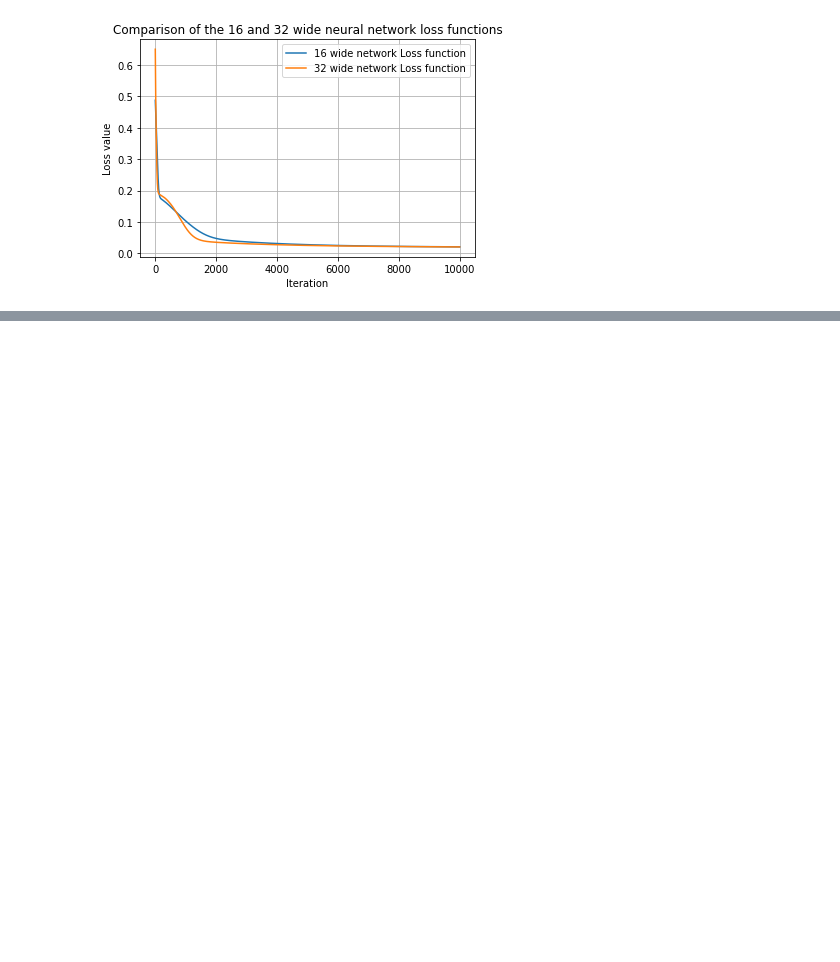
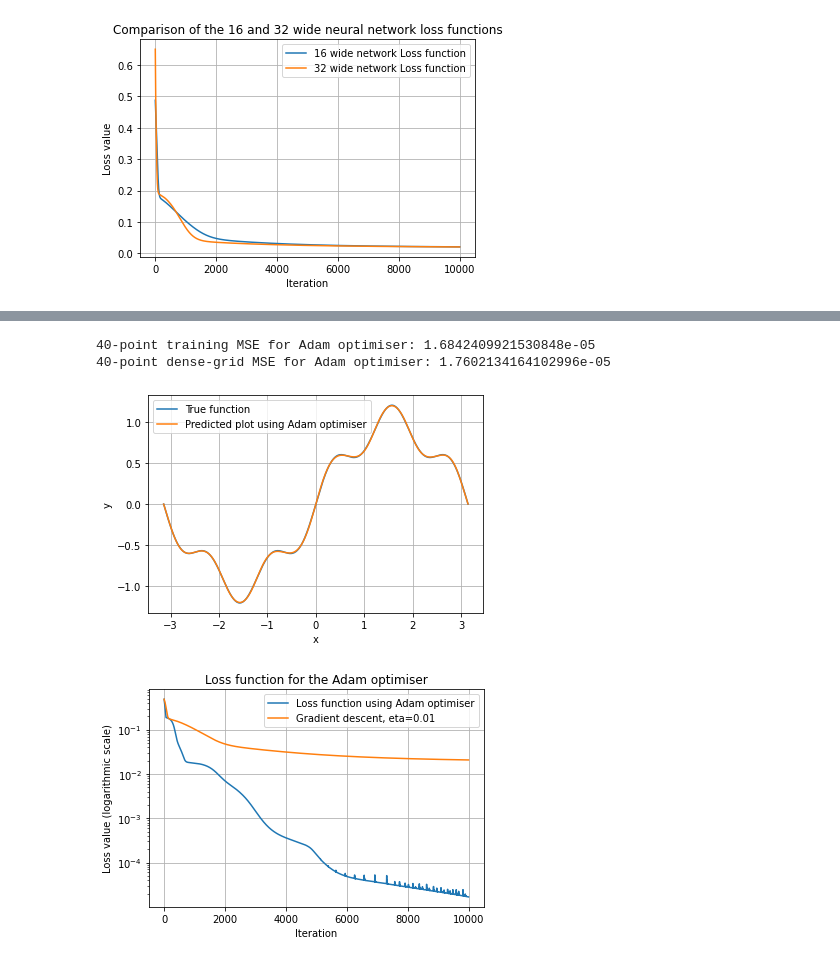
Before and after one commit to nozsurfs/Deep-Learning-Learning, a Jupyter notebook: projects/02_function_approximation_project.ipynb, the cells around one changed output, grey strips where cells are left out. Drawn from its saved outputs; the diff is of its cells as text; code cells hidden in the pictures; blank space fills up the shorter version.

Commit message:
Add files via upload
Created a model that uses an Adam optimiser and one that additionally encodes the periodicity through a periodic input.

```diff
--- a/projects/02_function_approximation_project.ipynb
+++ b/projects/02_function_approximation_project.ipynb
@@ -715,0 +759,40 @@ With a constant learning rate, $\eta_k=\eta, \forall k$, we hypothesise that the
+# %%
+params_adam, losses_adam = train_model_adam(X40, Y40)
+
+with torch.no_grad():
+    train_pred_adam = forward_pass(*params_adam, X40)
+    grid_pred_adam = forward_pass(*params_adam, Xeval)
+
+    train_mse_adam = ((train_pred_adam - Y40)**2).mean().item()
+    grid_mse_adam = ((grid_pred_adam - Yeval)**2).mean().item()
+
+print("40-point training MSE for Adam optimiser:", train_mse_adam)
+print("40-point dense-grid MSE for Adam optimiser:", grid_mse_adam)
+
+# Plots of the Adam optimiser
+
+plt.figure(1)
+plt.plot(x_smooth, y_smooth, label="True function")
+plt.plot(x_smooth, grid_pred_adam[0].numpy(), label="Predicted plot using Adam optimiser")
+
+plt.xlabel("x")
+plt.ylabel("y")
+plt.legend()
+plt.grid(True)
+plt.show()
+
+plt.figure(2)
+plt.plot(losses_adam, label="Loss function using Adam optimiser")
+plt.plot(losses40n, label="Gradient descent, eta=0.01")
+plt.yscale("log")
+plt.title('Loss function for the Adam optimiser')
+plt.xlabel("Iteration")
+plt.ylabel("Loss value (logarithmic scale)")
+plt.legend()
+plt.grid(True)
+plt.show()
+# %% [output]
+40-point training MSE for Adam optimiser: 1.6842409921530848e-05
+40-point dense-grid MSE for Adam optimiser: 1.7602134164102996e-05
+[figure, added]
+[figure, added]
```
Also changed, not shown: parts of 8 cells of this notebook.
